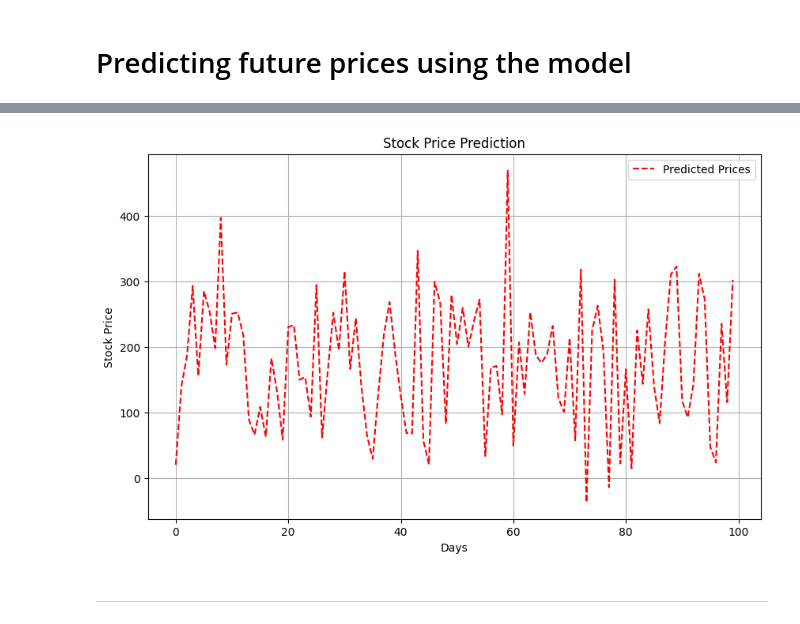
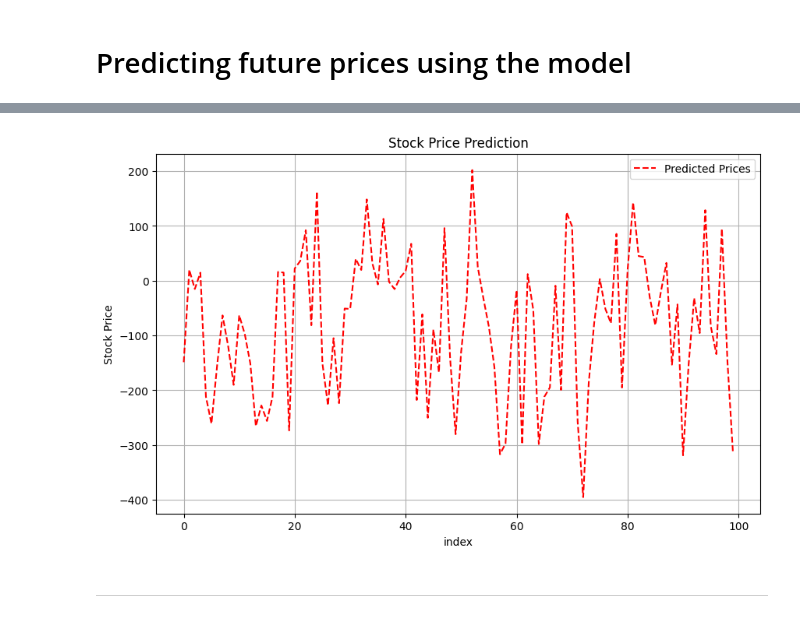
Before and after one commit to sazisblu/Stock-Prediction-Model, a Jupyter notebook: proj.ipynb, the cells around one changed output, grey strips where cells are left out. Drawn from its saved outputs; the diff is of its cells as text; code cells hidden in the pictures.

```diff
--- a/proj.ipynb
+++ b/proj.ipynb
@@ -798,0 +959,11 @@ dtype: int64
+# %%
+from sklearn.mixture import GaussianMixture
+
+features_to_cluster = df[['Highscaled', 'Lowscaled', 'Openscaled', 'Volumescaled']]
+
+# Apply Gaussian Mixture Model with 2 components to create clusters based on all the scaled features
+gmm = GaussianMixture(n_components=2, random_state=42)
+df['Cluster'] = gmm.fit_predict(features_to_cluster)
+
+# Check cluster assignments
+print(df[['Highscaled', 'Cluster']].tail())
@@ -799,3 +995,8 @@ dtype: int64
+# %%
+X = df[scaled_essential_col + ['Cluster']]  # Add Cluster as a feature
+Y = df['Close']
+# %%
+X_train, X_test, Y_train, Y_test = train_test_split(X, Y, test_size=0.2, random_state=42)
 # %% [markdown]
 ### Creating a Linear model
 # %%
@@ -871,19 +1062,15 @@ r2_score    0.9997           0.9997
 # Predicting future prices using the model
 # %%
 # Importing a new dataset whose closing price is to be predicted
-to_be_predicted=pd.read_csv("tesla_Pred.csv")
-# print(to_be_predicted)
+to_be_predicted=pd.read_csv("tesla_Pred1.csv")
+print(to_be_predicted)
 
 # Dropping the unnamed column
-to_be_predicted=to_be_predicted.drop(columns=['Unnamed: 0'])
-# print(to_be_predicted)
-# Predicting the Closing Price
-Params=featurescaler.fit_transform(to_be_predicted)
-# print("Params:",Params)
-prediction=Lm.predict(Params)
-# print(prediction)
-predicted_unscaled = targetscaler.inverse_transform(prediction.reshape(-1, 1))
-# print(predicted_unscaled)
-to_be_predicted['Close']=predicted_unscaled
+# to_be_predicted=to_be_predicted.drop(columns=['Unnamed: 0'])
+X =to_be_predicted=to_be_predicted[['Highscaled', 'Lowscaled', 'Openscaled', 'Volumescaled', 'Cluster']]
+
+to_be_predicted['Close'] = Lm.predict(X)
+
+# print(predicted_unscaled
 print(to_be_predicted.head())
 # %% [output]
@@ -896,15 +1094,15 @@ print(to_be_predicted.head())
 # %%
 #  Visualizing the predictions
 plt.figure(figsize=(10, 6))
 plt.plot(to_be_predicted.index, to_be_predicted['Close'], label='Predicted Prices', color='Red', linestyle='--')
-plt.xlabel('Days')
+plt.xlabel('index')
 plt.ylabel('Stock Price')
 plt.title('Stock Price Prediction')
 plt.legend()
 plt.grid(True)
 plt.show()
 # %% [output]
-[figure, old version]
+[figure, new version]
 # %% [markdown]
 ----
 # %% [markdown]
```
Also changed, not shown: parts of 51 cells of this notebook, 3 other files.
